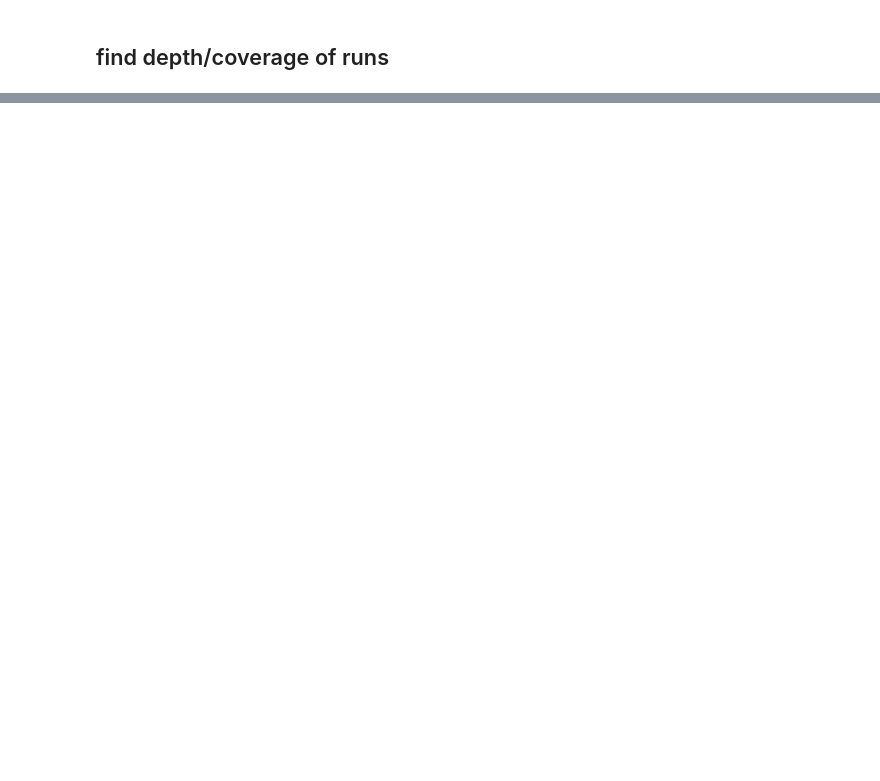
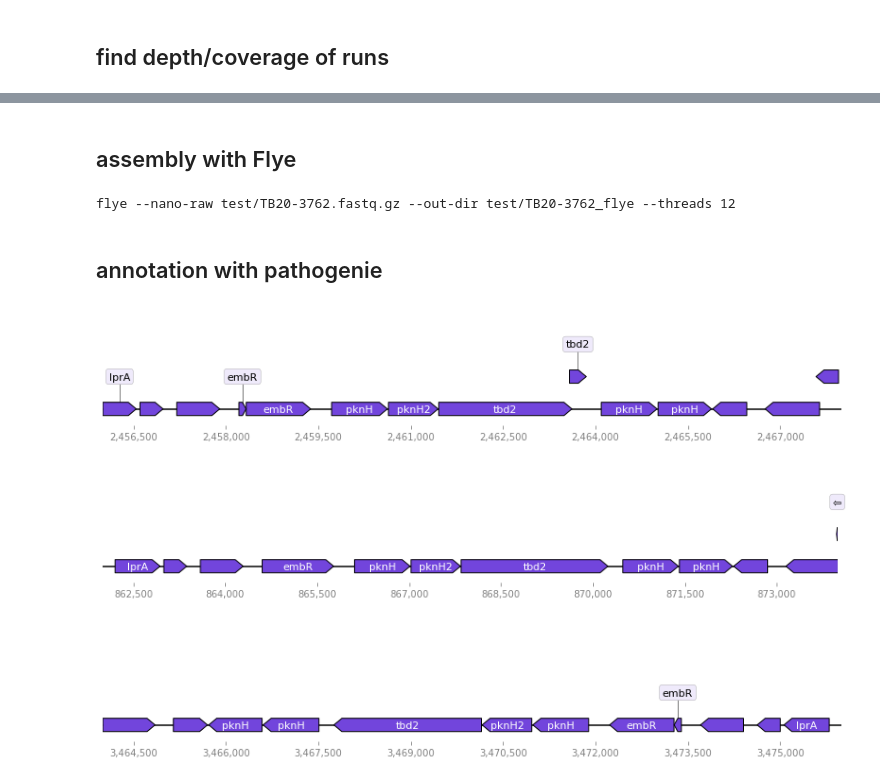
Before and after one commit to dmnfarrell/nanopore-project, a Jupyter notebook: testing.ipynb, the cells around one changed output, grey strips where cells are left out. Cells and saved outputs as stored; diff of their text form; code cells hidden in the pictures; blank space fills up the shorter version.

```diff
--- a/testing.ipynb
+++ b/testing.ipynb
@@ -126,0 +150,21 @@ raxmlHPC-PTHREADS -f a -N 100 -T 8 -m GTRCAT -V -p 29425909 -x 22962119 -n varia
+# %%
+csqmat = pd.read_csv('test/variantcall/csq.matrix')
+# %%
+dupsnps=[]
+for i,g in df.groupby('pair'):
+    c = list(g['sample'])
+    print (c)
+    s = csqmat[c]
+    s = s[c].sum(1)
+    s = s[(s>0) &(s<3)]
+    print (s)
+    if len(s)==0:
+        continue
+    found = csqmat.loc[s.index]
+    found['samples'] = 'v'.join(c)
+    dupsnps.append(found)
+    print (found[list(csqmat.columns[:4])+c])
+
+dupsnps=pd.concat(dupsnps)
+cols=list(csqmat.columns[:4])+['samples']
+dupsnps[cols]
@@ -126,0 +194,2 @@ raxmlHPC-PTHREADS -f a -N 100 -T 8 -m GTRCAT -V -p 29425909 -x 22962119 -n varia
+# %% [markdown]
+## assembly with Flye
@@ -126,0 +205,27 @@ raxmlHPC-PTHREADS -f a -N 100 -T 8 -m GTRCAT -V -p 29425909 -x 22962119 -n varia
+# %%
+query='test/TB20-3762.fastq.gz'
+flye_assembly(query, 'test/TB20-3762_flye', 12)
+# %% [output]
+flye --nano-raw test/TB20-3762.fastq.gz --out-dir test/TB20-3762_flye --threads 12
+# %% [markdown]
+## annotation with pathogenie
+# %%
+import pathogenie
+res,recs = pathogenie.run_annotation('test/TB20-3762_flye/assembly.fasta', threads=10, trusted='Mbovis_AF212297_proteins.fa')
+pathogenie.recs_to_genbank(recs, 'test/annot/TB20-3762.gbk')
+# %%
+def show_features(rec,start,end,i=1):
+    from Bio import SeqIO
+    from dna_features_viewer import GraphicFeature, GraphicRecord
+    from dna_features_viewer import BiopythonTranslator
+    graphic_rec = BiopythonTranslator().translate_record(recs[i])
+    cropped_rec = graphic_rec.crop((start,end))
+    ax, _ = cropped_rec.plot(figure_width=14, strand_in_label_threshold=7)
+# %%
+for name,st,i in zip(['TB20-3738','TB19-3825','TB20-3762'],[2456000,862000,3464000],[1,1,0]):
+    recs = list(SeqIO.parse('test/annot/%s.gbk' %name,format='genbank'))
+    show_features(recs[0],st,st+12000,i)
+# %% [output]
+[figure, added]
+[figure, added]
+[figure, added]
```
Also changed, not shown: parts of 13 cells of this notebook, 2 other files.
